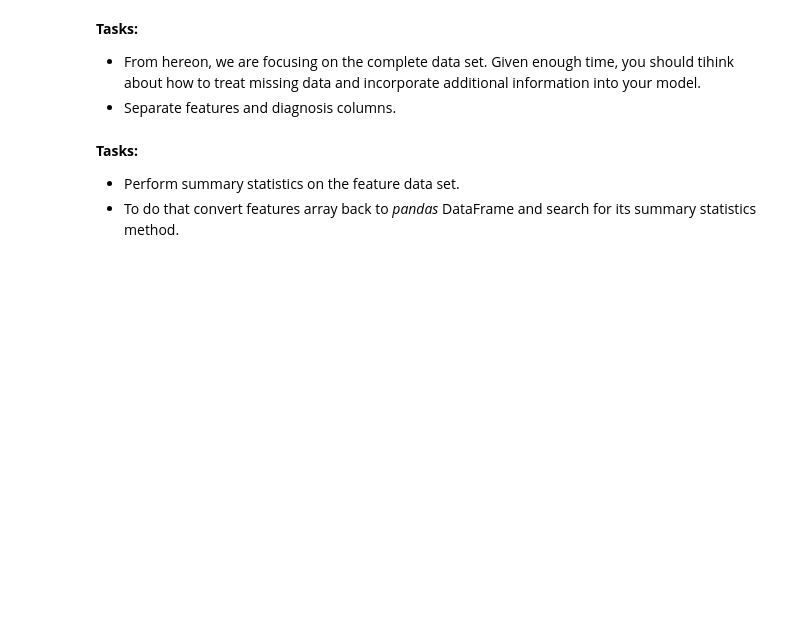
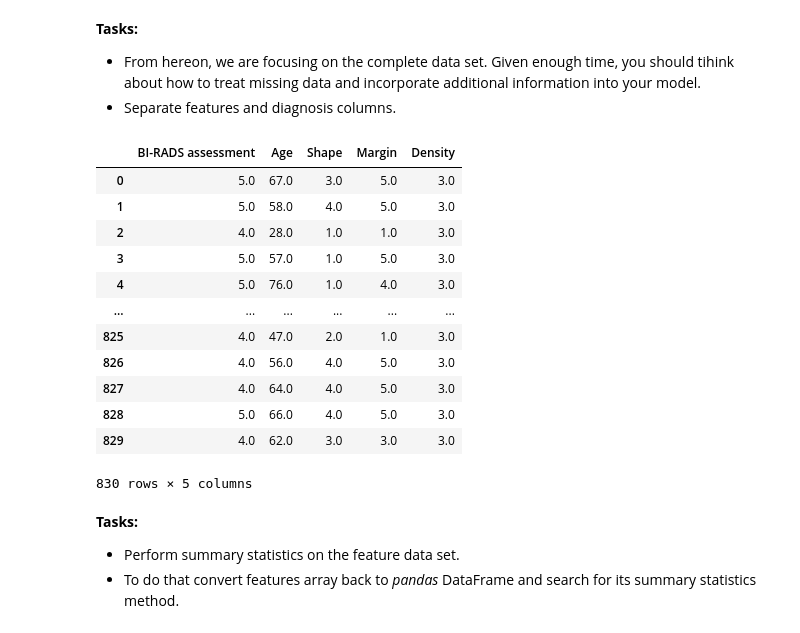
Before and after one commit to akausas/Hackathon_Autumn2019_Challenge, a Jupyter notebook: Hackathon_Challenge.ipynb, the cells around one changed output. Saved outputs shown, nothing was run; the diff lists cells and outputs as text; code cells hidden in the pictures; blank space fills up the shorter version.

```diff
--- a/Hackathon_Challenge.ipynb
+++ b/Hackathon_Challenge.ipynb
@@ -294,2 +347,6 @@ Due to the _numpy_ indexing ability, use the mask to extract complete data set.
 # %%
 # Convert complete data numpy array string values to float64 representation
+for item in df_col_names:
+    complete[item] = complete[item].astype('float64')
+
+complete.info()
@@ -300,6 +369,24 @@ __Tasks:__
 - Separate features and diagnosis columns.
 # %%
 # Separate into features and diagnosis
+y = complete['Severity']
+complete.drop('Severity', axis=1, inplace=True)
+# %%
+complete
+# %% [output]
+|  | BI-RADS assessment | Age | Shape | Margin | Density |
+| 0 | 5.0 | 67.0 | 3.0 | 5.0 | 3.0 |
+| 1 | 5.0 | 58.0 | 4.0 | 5.0 | 3.0 |
+| 2 | 4.0 | 28.0 | 1.0 | 1.0 | 3.0 |
+| 3 | 5.0 | 57.0 | 1.0 | 5.0 | 3.0 |
+| 4 | 5.0 | 76.0 | 1.0 | 4.0 | 3.0 |
+| ... | ... | ... | ... | ... | ... |
+| 825 | 4.0 | 47.0 | 2.0 | 1.0 | 3.0 |
+| 826 | 4.0 | 56.0 | 4.0 | 5.0 | 3.0 |
+| 827 | 4.0 | 64.0 | 4.0 | 5.0 | 3.0 |
+| 828 | 5.0 | 66.0 | 4.0 | 5.0 | 3.0 |
+| 829 | 4.0 | 62.0 | 3.0 | 3.0 | 3.0 |
+830 rows × 5 columns
 # %% [markdown]
 __Tasks:__
 
```
Also changed, not shown: parts of 9 cells of this notebook.
